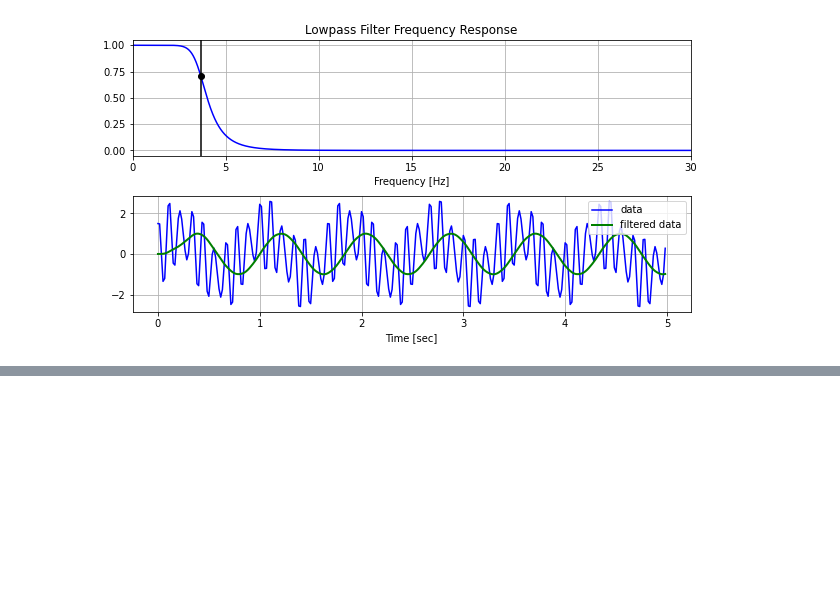
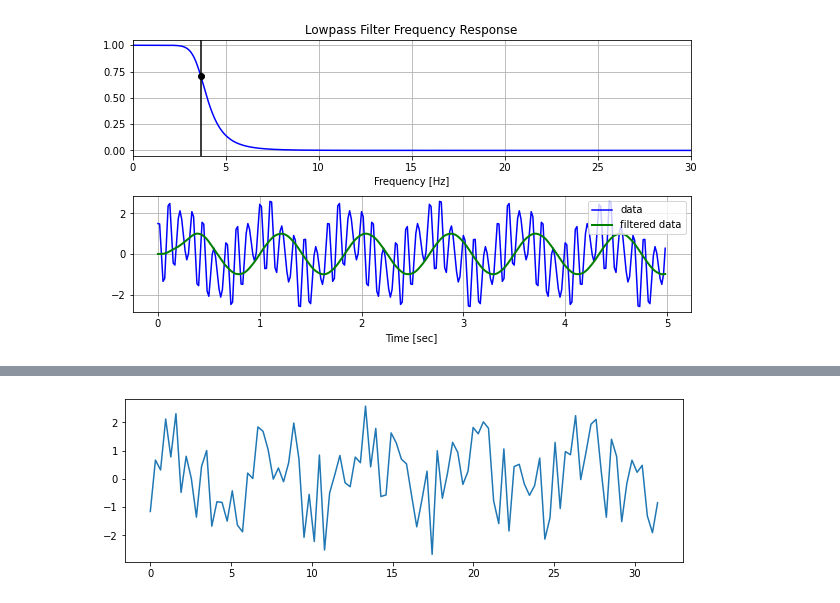
Before and after one commit to rougier/CNCC-2020, a Jupyter notebook: project/My First Notebook.ipynb, the cells around one changed output, grey strips where cells are left out. Saved outputs shown, nothing was run; the diff lists cells and outputs as text; code cells hidden in the pictures; blank space fills up the shorter version.

```diff
--- a/project/My First Notebook.ipynb
+++ b/project/My First Notebook.ipynb
@@ -189,0 +251,13 @@ plt.show()
+# %%
+# Auto-correlation
+import numpy as np
+import matplotlib.pyplot as plt
+
+X = np.linspace(0, 10*np.pi, 100)
+Y = np.sin(X)
+Y += 2*np.random.uniform(-1,1,len(X)) # Try to play with level of noise
+
+plt.figure(figsize=(10,3))
+plt.plot(X,Y);
+# %% [output]
+[figure, added]
```
Also changed, not shown: parts of 13 cells of this notebook.
